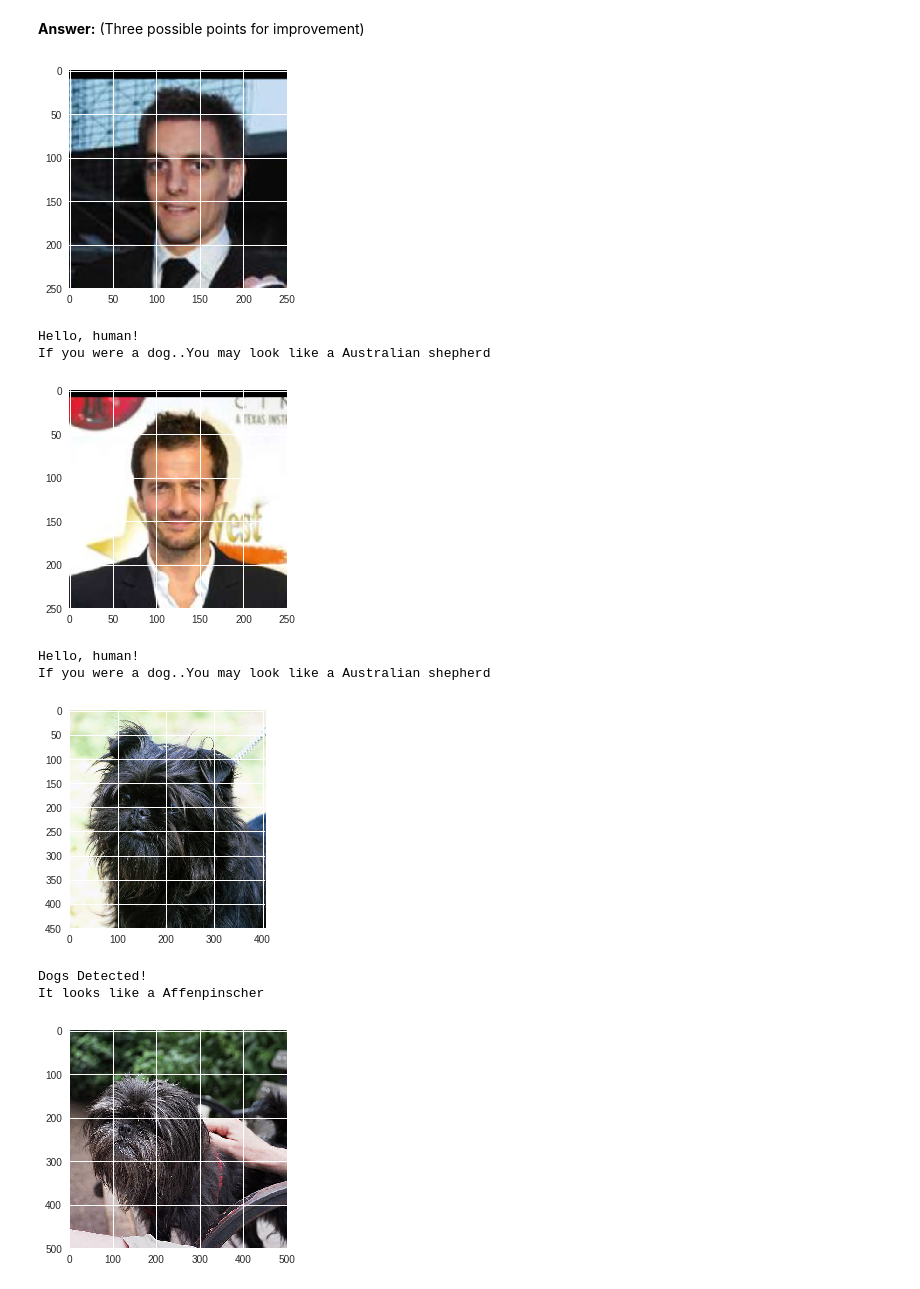
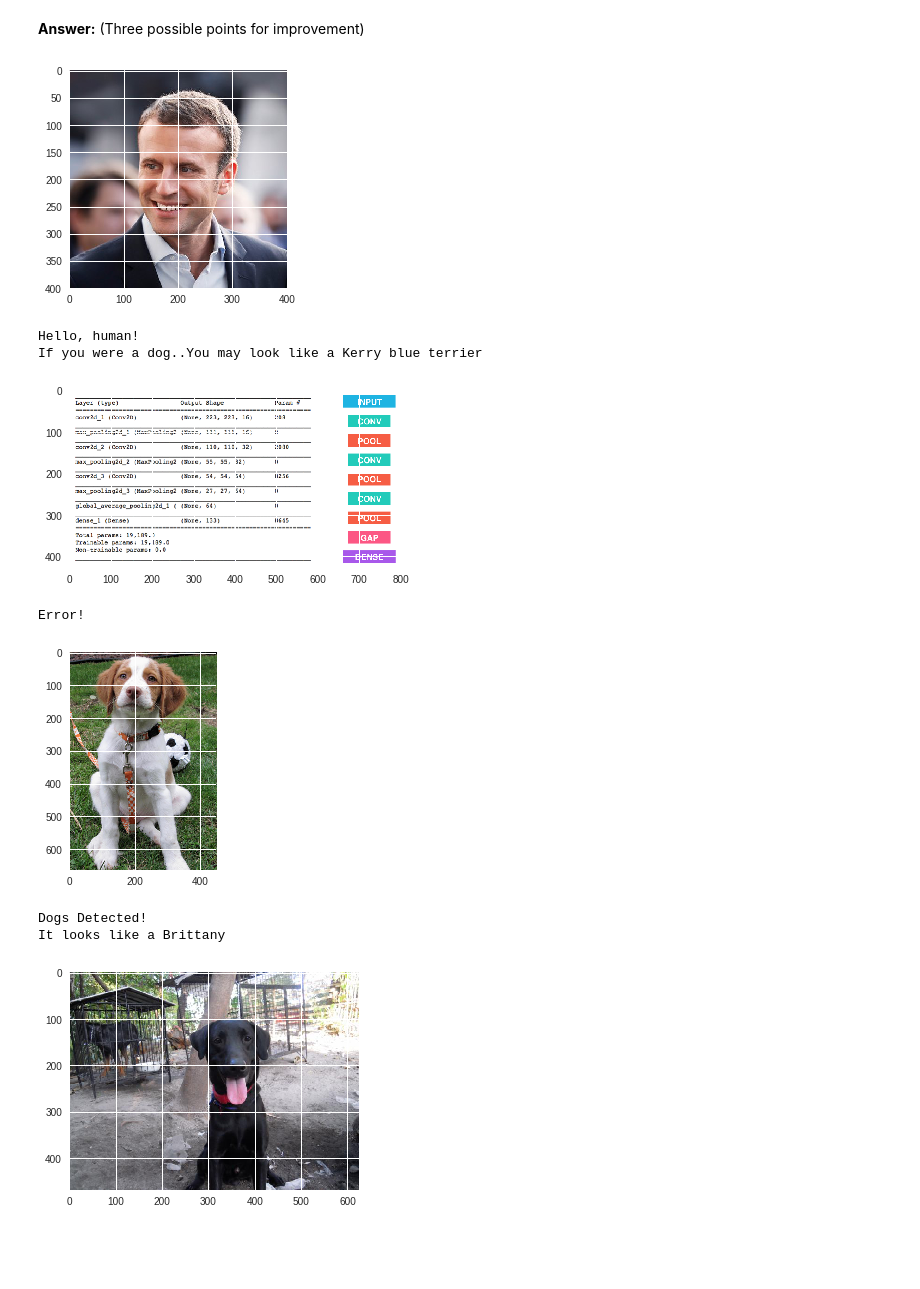
Before and after one commit to jangwoopark/dog-project-pytorch, a Jupyter notebook: dog_app.ipynb, the cells around one changed output. Saved outputs shown, nothing was run; the diff lists cells and outputs as text; code cells hidden in the pictures; blank space fills up the shorter version.

```diff
--- a/dog_app.ipynb
+++ b/dog_app.ipynb
@@ -976,25 +976,24 @@ __Question 6:__ Is the output better than you expected :) ?  Or worse :( ?  Prov
 # %% [markdown]
 __Answer:__ (Three possible points for improvement)
 # %%
-human = ['./images/macron_400x400.jpg', './images/sample_human_ouput.png']
-dogs = ['./images/sample_dog_output.png', './images/sample_cnn.png']
+human = ['./images/macron_400x400.jpg', './images/sample_cnn.png']
+dogs = ['./images/Brittany_02625.jpg', './images/Labrador_retriever_06449.jpg']
 # %%
 ## TODO: Execute your algorithm from Step 6 on
 ## at least 6 images on your computer.
 ## Feel free to use as many code cells as needed.
 
 ## suggested code, below
-for file in np.hstack((human_files[:2], dog_files[:2])):
+for file in np.hstack((human[:2], dogs[:2])):
     run_app(file)
 # %% [output]
-[figure, old version]
+[figure, new version]
 Hello, human!
-If you were a dog..You may look like a Australian shepherd
+If you were a dog..You may look like a Kerry blue terrier
-[figure, old version]
+[figure, new version]
-Hello, human!
-If you were a dog..You may look like a Australian shepherd
+Error!
-[figure, old version]
+[figure, new version]
 Dogs Detected!
-It looks like a Affenpinscher
+It looks like a Brittany
-[figure, old version]
+[figure, new version]
 Dogs Detected!
```
Also changed, not shown: parts of 1 cell of this notebook.
